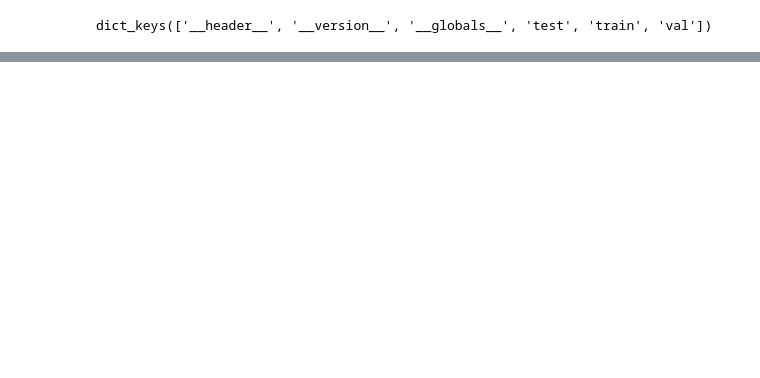
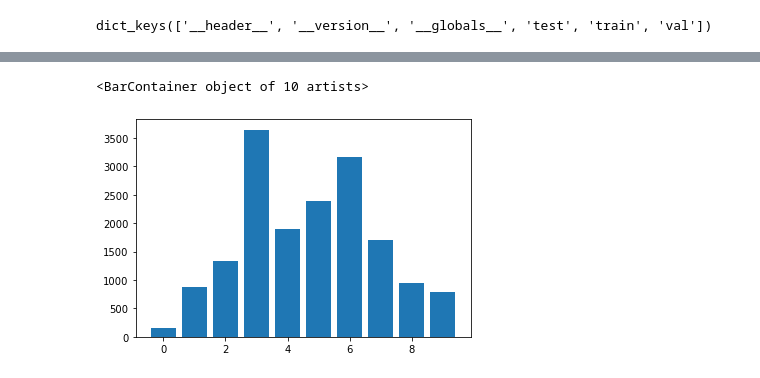
Before and after one commit to Boro2001/emotion-recognition, a Jupyter notebook: data-preparation.ipynb, the cells around one changed output, grey strips where cells are left out. Saved outputs shown, nothing was run; the diff lists cells and outputs as text; code cells hidden in the pictures; blank space fills up the shorter version.

```diff
--- a/data-preparation.ipynb
+++ b/data-preparation.ipynb
@@ -70,0 +96,9 @@ Found 7066 images belonging to 7 classes.
+# %%
+continous_emotion_valance = [0,0,0,0,0,0,0,0,0,0]
+for row, emotion in train.iterrows():
+        continous_emotion_valance[emotion['continous_emotion'][1]-1] += 1
+# plot the distribution of the emotions and label them
+plt.bar(range(len(continous_emotion_valance)), continous_emotion_valance)
+# %% [output]
+<BarContainer object of 10 artists>
+[figure, added]
```
Also changed, not shown: parts of 19 cells of this notebook, 2 other files.
